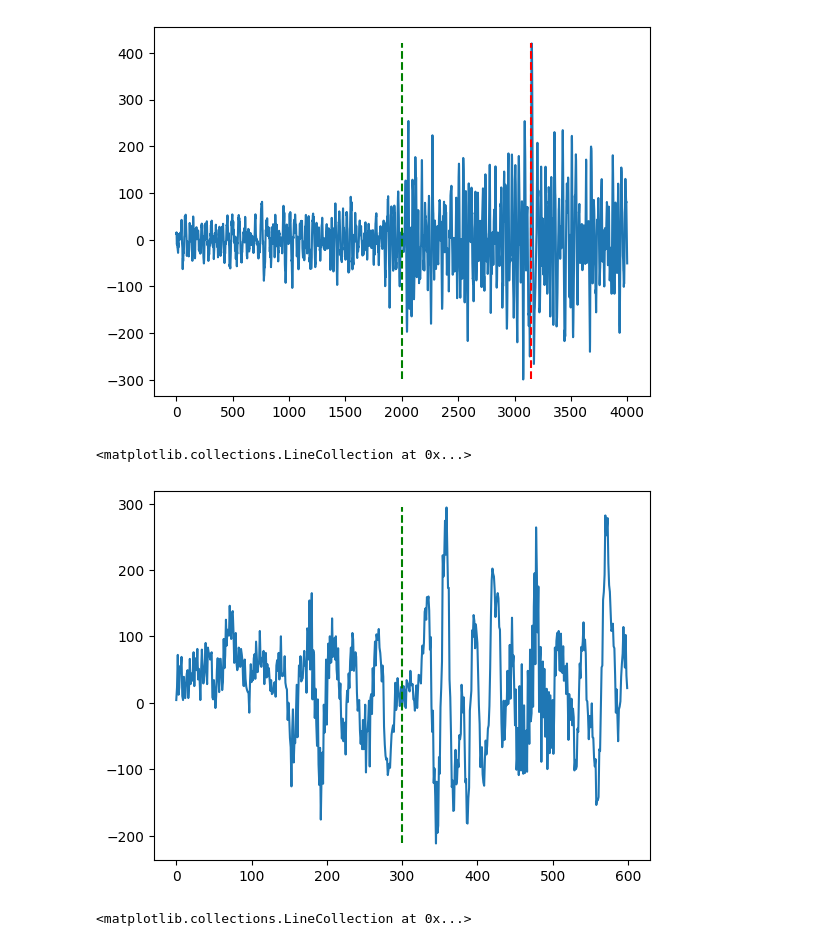
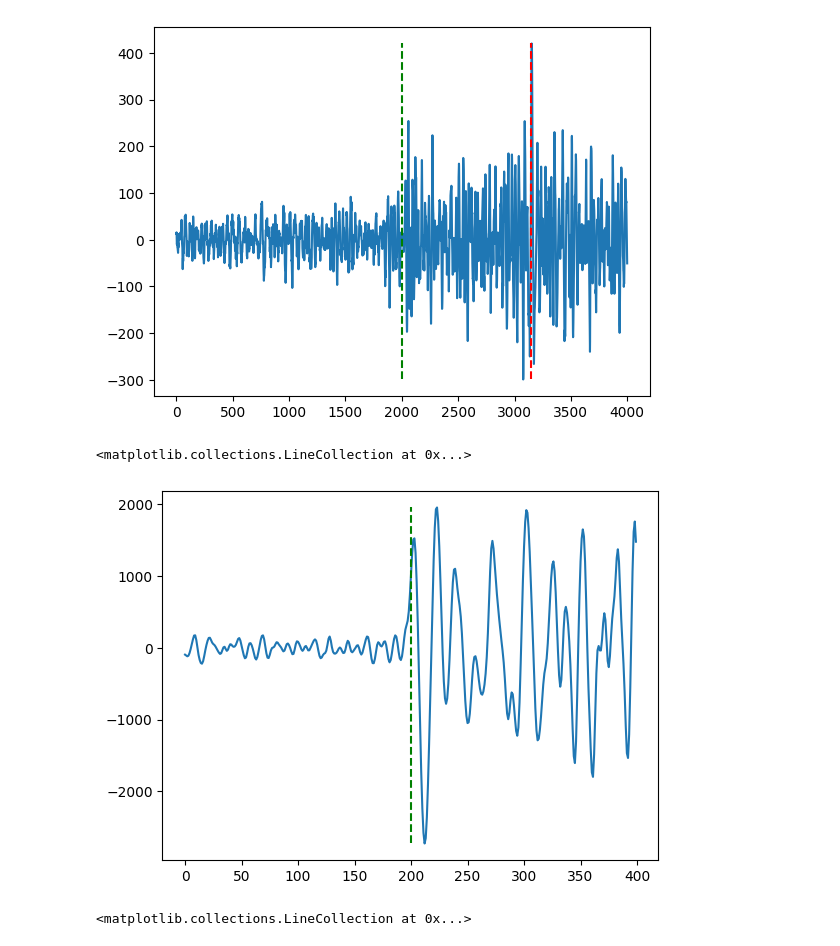
Before and after one commit to Nemenick/primoprogetto, a Jupyter notebook: Codici/_DETECT_HOS.ipynb, the cells around one changed output. Saved outputs shown, nothing was run; the diff lists cells and outputs as text; code cells hidden in the pictures.

```diff
--- a/Codici/_DETECT_HOS.ipynb
+++ b/Codici/_DETECT_HOS.ipynb
@@ -203,21 +217,23 @@ plt.vlines(ons_2[vedok][indi[i]]+s-arrivo,min_,max_,color="red", label = "arrivo
 # %%
 #plt.plot(sig)
 import numpy as np
 import matplotlib.pyplot as plt
-s = 300
+import _Library_HOS
+s = 200
+i = 141
 
-sig =  _Library_HOS.freq_filter(D.sismogramma[indi[i]], 100, [1,20], type_filter= "bandpass")
-sig = D.sismogramma[indi[i]]
-arrivo = D.metadata["trace_P_arrival_sample"][indi[i]]
+sig =  _Library_HOS.freq_filter(D.sismogramma[i], 100, [1,20], type_filter= "bandpass")
+#sig = D.sismogramma[i]
+arrivo = D.metadata["trace_P_arrival_sample"][i]
 plt.plot(sig[arrivo-s:arrivo+s])
 min_ = np.min(sig[arrivo-s:arrivo+s])
 max_ = np.max(sig[arrivo-s:arrivo+s])
 
 plt.vlines(s,min_,max_,color="green", label = "arrivo", linestyles="--")
 #plt.vlines(ons_2[vedok][indi[i]]+s-arrivo,min_,max_,color="red", label = "arrivo", linestyles="--")
 # %% [output]
 <matplotlib.collections.LineCollection at 0x...>
-[figure, old version]
+[figure, new version]
 # %%
 #plt.plot(sig)
 import numpy as np
```
Also changed, not shown: parts of 40 cells of this notebook, 4 other files.
